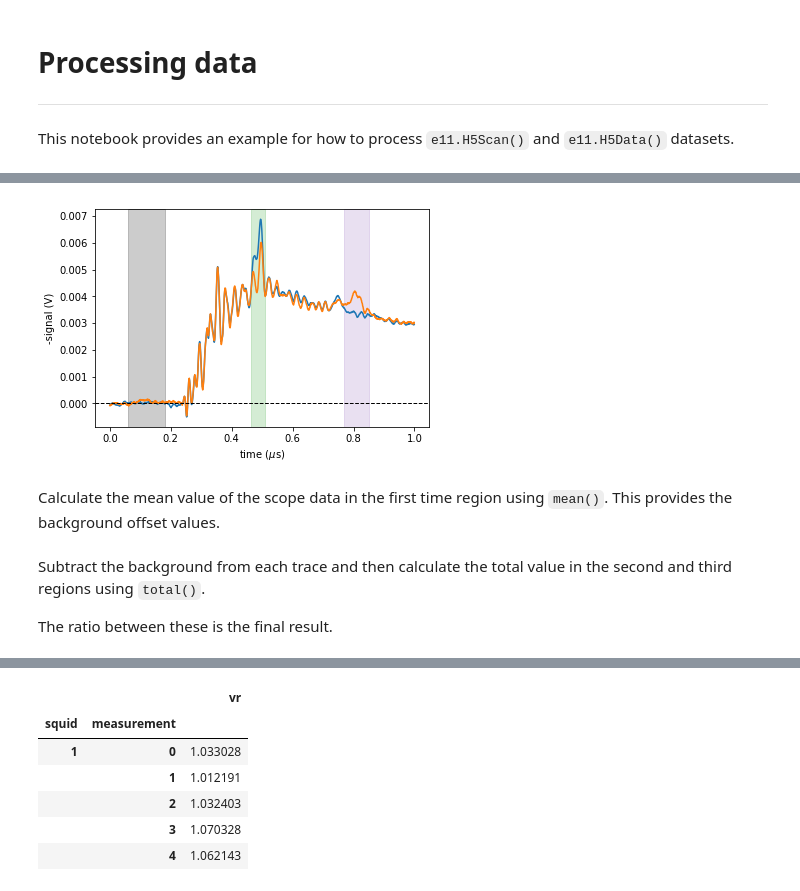
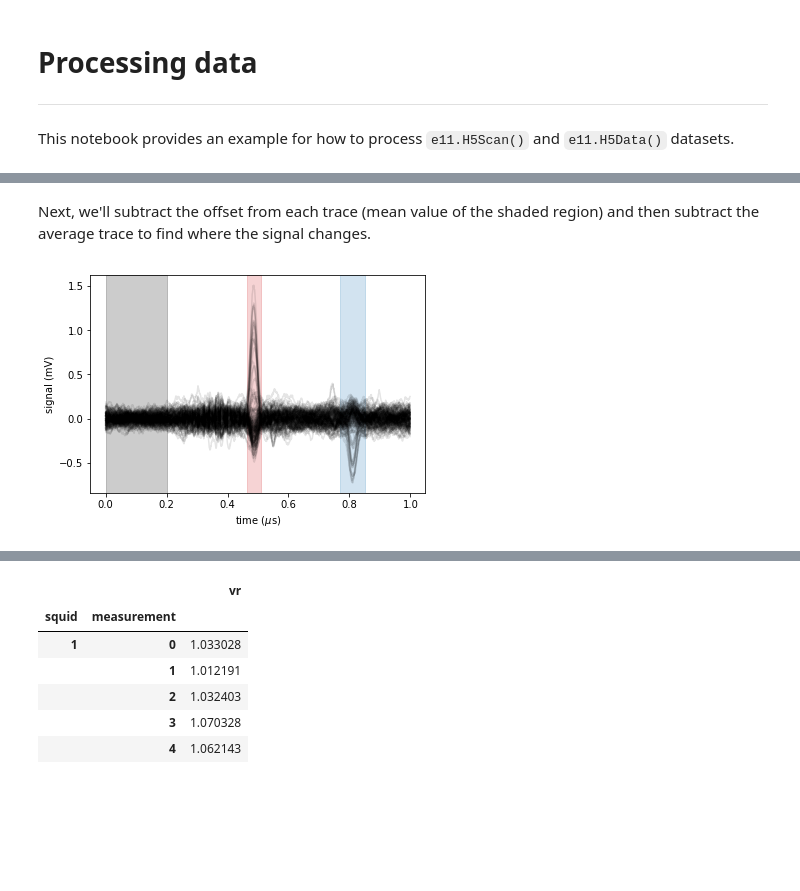
Before and after one commit to ad3ller/e11_analysis, a Jupyter notebook: notebooks/3)_Processing_data.ipynb, the cells around one changed output, grey strips where cells are left out. Drawn from its saved outputs; the diff is of its cells as text; code cells hidden in the pictures; blank space fills up the shorter version.

```diff
--- a/notebooks/3)_Processing_data.ipynb
+++ b/notebooks/3)_Processing_data.ipynb
@@ -26,0 +49,17 @@ First, we load up the raw data to decide how to process it.
+# %%
+# plot
+fig, ax = plt.subplots()
+
+# data
+da.isel({var:[0, 80]}).plot.line(x='time (us)')
+
+# background
+t_bk = (0.0, 0.2)
+ax.axvspan(*t_bk, color='k', alpha=0.2)
+
+# format
+ax.set_xlabel('time ($\mu$s)')
+ax.set_ylabel('signal (mV)')
+
+# output
+plt.show()
@@ -27,37 +68,30 @@ First, we load up the raw data to decide how to process it.
+# %% [markdown]
+Next, we'll subtract the offset from each trace (mean value of the shaded region) and then subtract the average trace to find where the signal changes.
 # %%
-dat = scan.array('osc_0')
-osc = scan.attrs('osc_0')
-
 # plot
 fig, ax = plt.subplots()
 
+bksub = da - da.loc[:, slice(*t_bk)].mean(dim='time (us)')
+bksub -= bksub.mean(dim=var)
+
 # data
-dt = 1e6 * osc['dt']
-xvals = np.arange(0, len(dat[0])*dt, dt)
-yvals = -dat[0]
-ax.plot(xvals, yvals - np.mean(yvals[:100]))
-yvals = -dat[80]
-ax.plot(xvals, yvals - np.mean(yvals[:100]))
-ax.axhline(0, lw=1, c='k', ls='--')
+bksub.plot.line(x='time (us)', c="k", alpha=0.1, add_legend=False)
 
-# regions of interest
 # background
-t_bk = (0.06, 0.18)
 ax.axvspan(*t_bk, color='k', alpha=0.2)
+
 # signal 0
 t_sig0 = (0.465, 0.510)
-ax.axvspan(*t_sig0, color='C2', alpha=0.2)
+ax.axvspan(*t_sig0, color='C3', alpha=0.2)
 # signal 1
 t_sig1 = (0.77, 0.85)
-ax.axvspan(*t_sig1, color='C4', alpha=0.2)
+ax.axvspan(*t_sig1, color='C0', alpha=0.2)
 
 # format
 ax.set_xlabel('time ($\mu$s)')
-ax.set_ylabel('-signal (V)')
+ax.set_ylabel('signal (mV)')
 
 # output
 plt.show()
 # %% [output]
-[figure, old version]
+[figure, new version]
-# %% [markdown]
-Calculate the mean value of the scope data in the first time region using `mean()`.  This provides the background offset values.
@@ -69,4 +97,0 @@ background.columns = ['offset']
-# %% [markdown]
-Subtract the background from each trace and then calculate the total value in the second and third regions using `total()`.
-
-The ratio between these is the final result.
```
Also changed, not shown: parts of 27 cells of this notebook.
